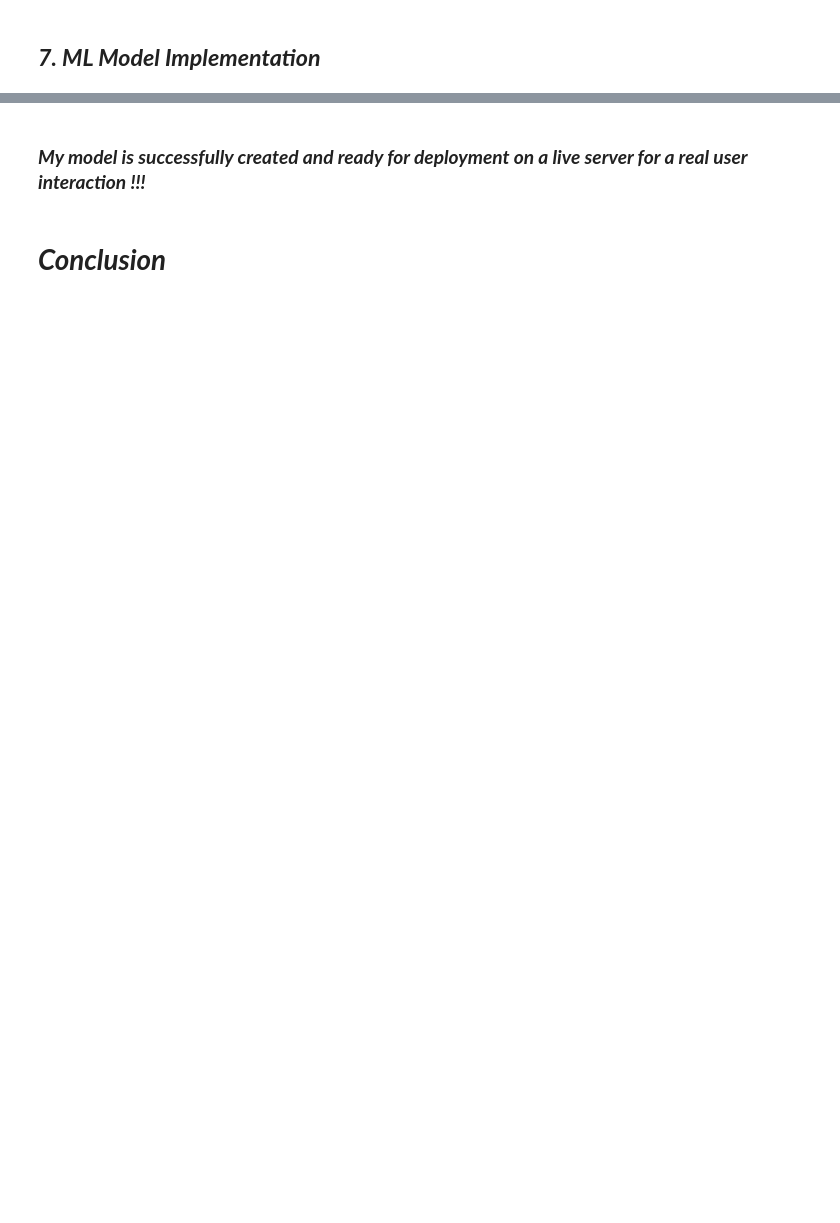
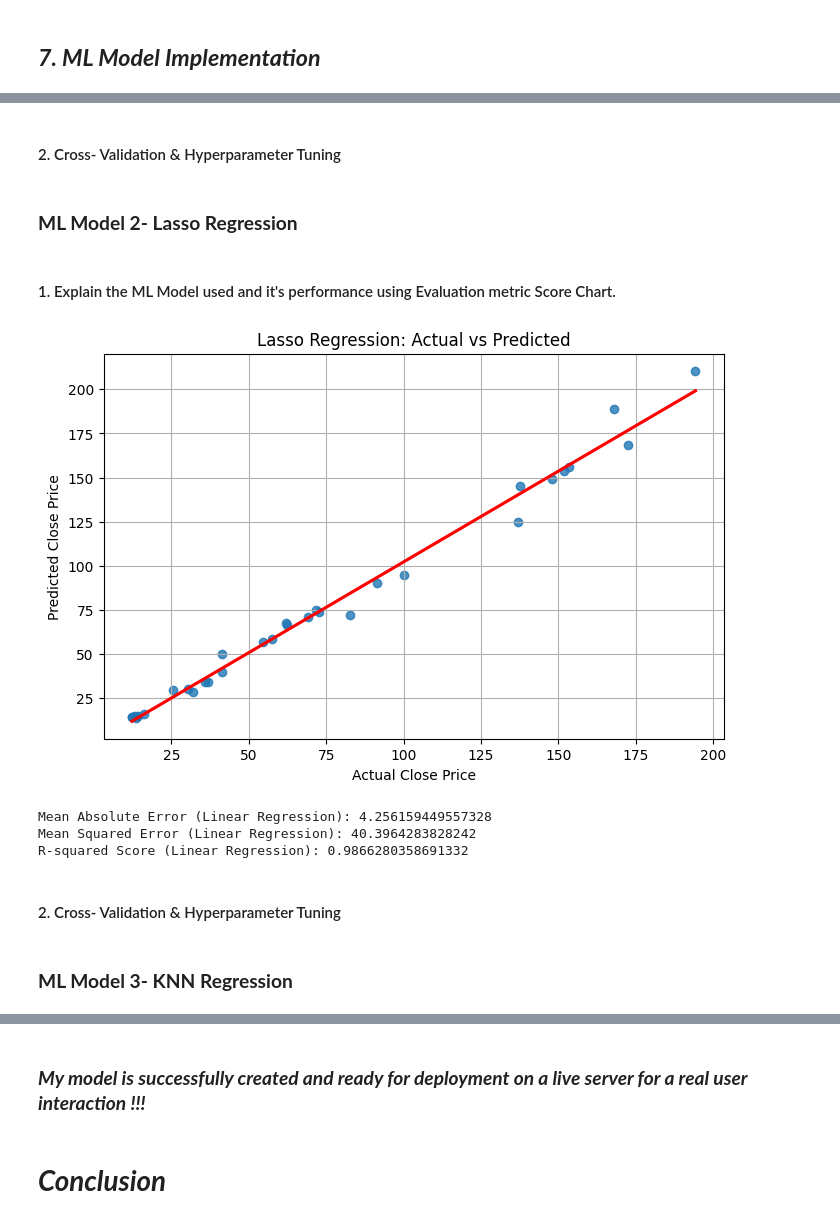
Before and after one commit to shivan632/Labmentix-1, a Jupyter notebook: YesBank_StockPrices2.ipynb, the cells around one changed output, grey strips where cells are left out. Saved outputs shown, nothing was run; the diff lists cells and outputs as text; code cells hidden in the pictures; blank space fills up the shorter version.

```diff
--- a/YesBank_StockPrices2.ipynb
+++ b/YesBank_StockPrices2.ipynb
@@ -705,0 +518,38 @@ All Outliers removed
+# %% [markdown]
+#### 2. Cross- Validation & Hyperparameter Tuning
+# %% [markdown]
+### **ML Model 2- Lasso Regression**
+# %%
+# ML Model - 2 Implementation
+lasso = Lasso(alpha=0.1)          # Create a Lasso Regression model object.
+
+# Fit the Algorithm
+lasso.fit(X_train, y_train)          # Fit the model to the training data
+
+# Predict on the model
+y_pred = lasso.predict(X_test)           #Predict the target variable for the test set
+# %% [markdown]
+#### 1. Explain the ML Model used and it's performance using Evaluation metric Score Chart.
+# %%
+# Visualizing evaluation Metric Score chart
+plt.figure(figsize=(8, 5))
+sns.regplot(x=y_test, y=y_pred, ci=None, line_kws={"color": "red"})
+plt.xlabel("Actual Close Price")
+plt.ylabel("Predicted Close Price")
+plt.title("Lasso Regression: Actual vs Predicted")
+plt.grid(True)
+plt.show()
+
+# Step 8: Calculate Mean Squared Error
+print("Mean Absolute Error (Linear Regression):", mae(y_test, y_pred))
+print("Mean Squared Error (Linear Regression):", mse(y_test, y_pred))
+print("R-squared Score (Linear Regression):", r2(y_test, y_pred))
+# %% [output]
+[figure, added]
+Mean Absolute Error (Linear Regression): 4.256159449557328
+Mean Squared Error (Linear Regression): 40.3964283828242
+R-squared Score (Linear Regression): 0.9866280358691332
+# %% [markdown]
+#### 2. Cross- Validation & Hyperparameter Tuning
+# %% [markdown]
+### **ML Model 3- KNN Regression**
```
Also changed, not shown: parts of 51 cells of this notebook.
